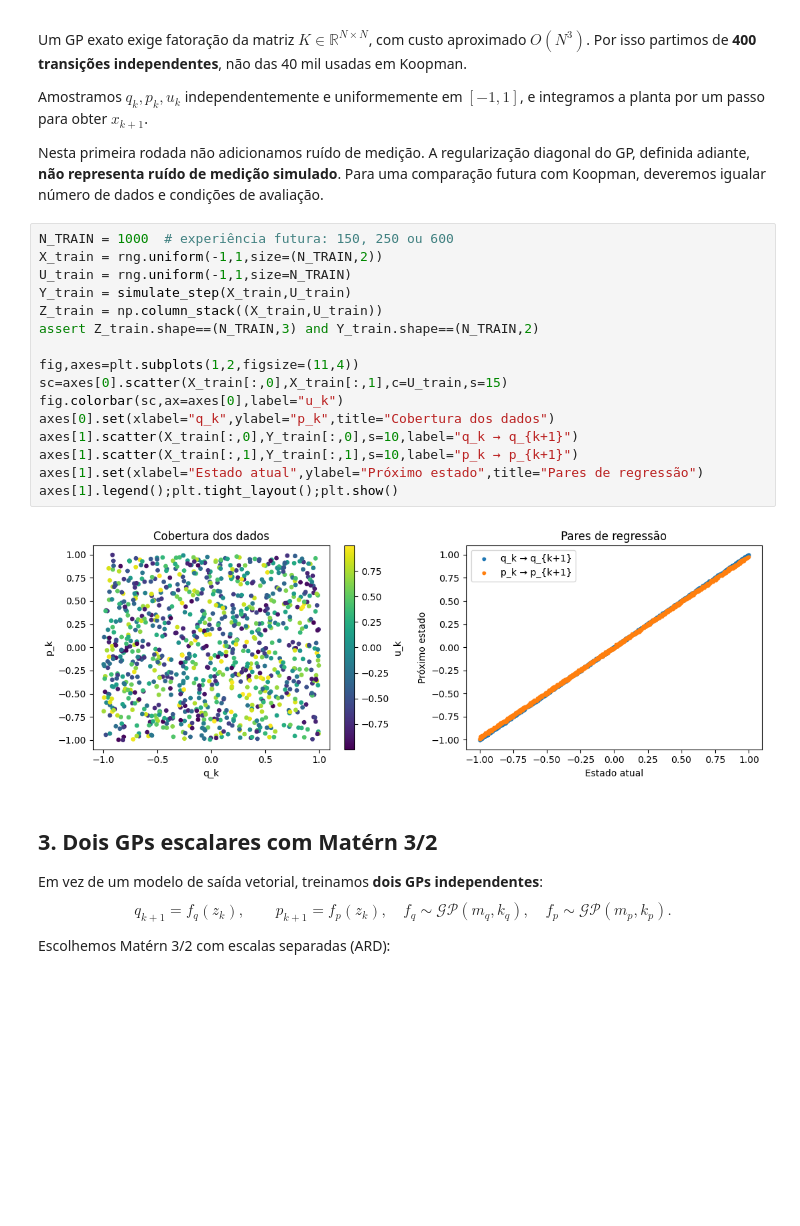
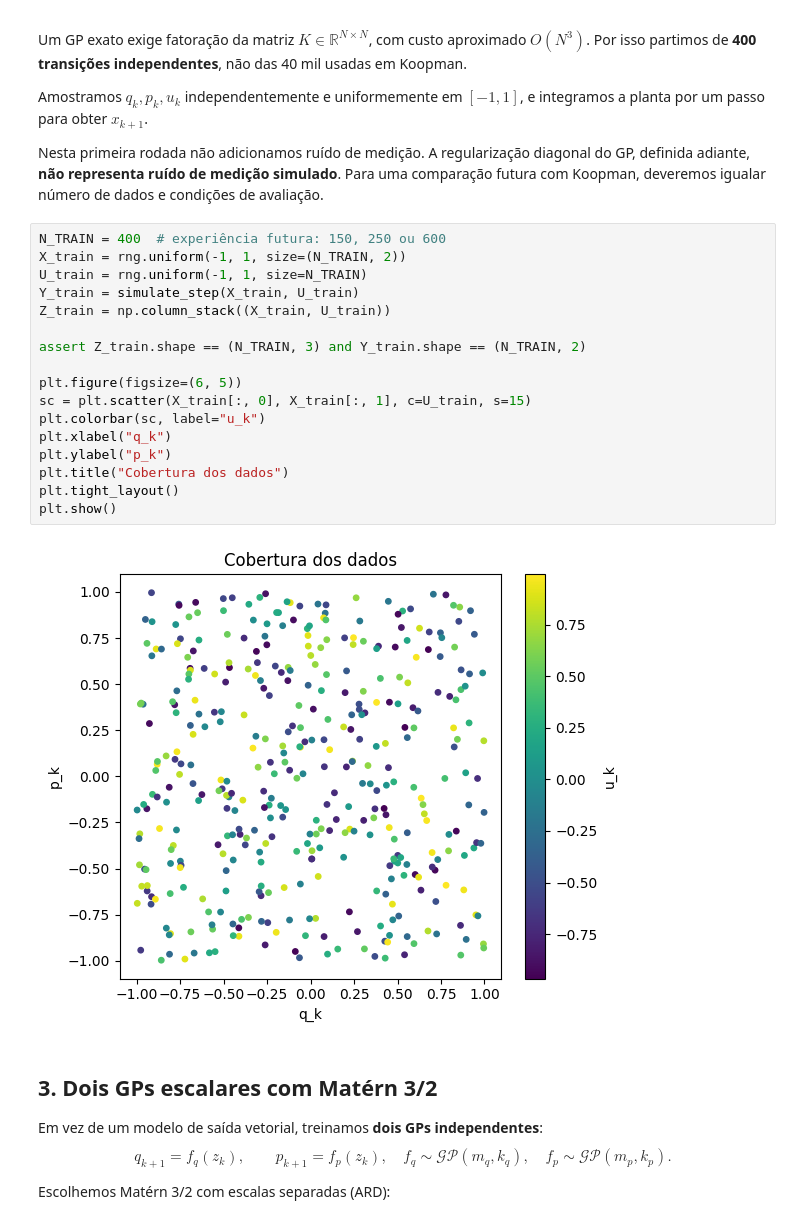
Before and after one commit to IgorAmoras/data-driven-dynamics-and-control, a Jupyter notebook: systems/duffing_oscillator/GP/GP_Duffing.ipynb, the cells around one changed output. Cells and saved outputs as stored; diff of their text form; blank space fills up the shorter version.

```diff
--- a/systems/duffing_oscillator/GP/GP_Duffing.ipynb
+++ b/systems/duffing_oscillator/GP/GP_Duffing.ipynb
@@ -56,23 +56,24 @@ Amostramos $q_k,p_k,u_k$ independentemente e uniformemente em $[-1,1]$, e integr
 
 Nesta primeira rodada não adicionamos ruído de medição. A regularização diagonal do GP, definida adiante, **não representa ruído de medição simulado**. Para uma comparação futura com Koopman, deveremos igualar número de dados e condições de avaliação.
 # %%
-N_TRAIN = 1000  # experiência futura: 150, 250 ou 600
-X_train = rng.uniform(-1,1,size=(N_TRAIN,2))
-U_train = rng.uniform(-1,1,size=N_TRAIN)
-Y_train = simulate_step(X_train,U_train)
-Z_train = np.column_stack((X_train,U_train))
-assert Z_train.shape==(N_TRAIN,3) and Y_train.shape==(N_TRAIN,2)
+N_TRAIN = 400  # experiência futura: 150, 250 ou 600
+X_train = rng.uniform(-1, 1, size=(N_TRAIN, 2))
+U_train = rng.uniform(-1, 1, size=N_TRAIN)
+Y_train = simulate_step(X_train, U_train)
+Z_train = np.column_stack((X_train, U_train))
 
-fig,axes=plt.subplots(1,2,figsize=(11,4))
-sc=axes[0].scatter(X_train[:,0],X_train[:,1],c=U_train,s=15)
-fig.colorbar(sc,ax=axes[0],label="u_k")
-axes[0].set(xlabel="q_k",ylabel="p_k",title="Cobertura dos dados")
-axes[1].scatter(X_train[:,0],Y_train[:,0],s=10,label="q_k → q_{k+1}")
-axes[1].scatter(X_train[:,1],Y_train[:,1],s=10,label="p_k → p_{k+1}")
-axes[1].set(xlabel="Estado atual",ylabel="Próximo estado",title="Pares de regressão")
-axes[1].legend();plt.tight_layout();plt.show()
+assert Z_train.shape == (N_TRAIN, 3) and Y_train.shape == (N_TRAIN, 2)
+
+plt.figure(figsize=(6, 5))
+sc = plt.scatter(X_train[:, 0], X_train[:, 1], c=U_train, s=15)
+plt.colorbar(sc, label="u_k")
+plt.xlabel("q_k")
+plt.ylabel("p_k")
+plt.title("Cobertura dos dados")
+plt.tight_layout()
+plt.show()
 # %% [output]
-[figure, old version]
+[figure, new version]
 # %% [markdown]
 ## 3. Dois GPs escalares com Matérn 3/2
 
```
Also changed, not shown: parts of 6 cells of this notebook, 1 other file.
